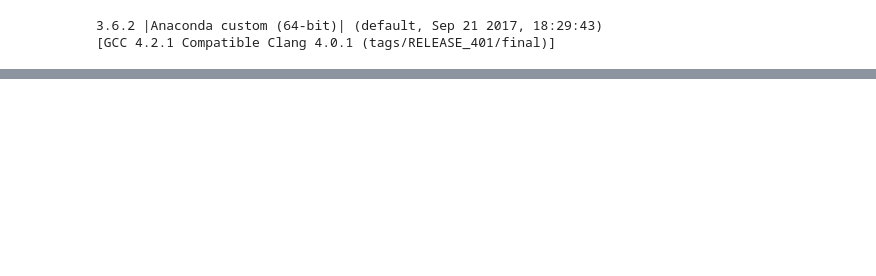
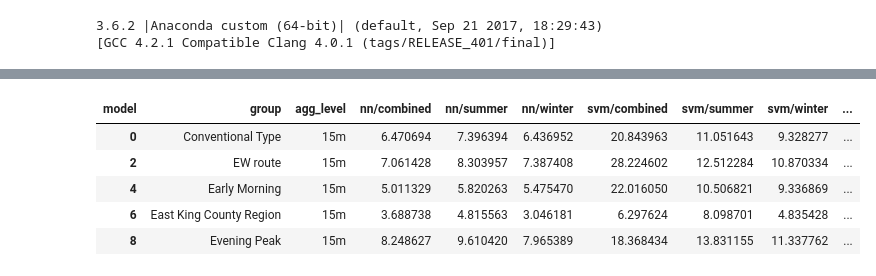
Before and after one commit to jacobw125/uw-msds-trac-capstone, a Jupyter notebook: evaluation/compare_perf.ipynb, the cells around one changed output, grey strips where cells are left out. Saved outputs shown, nothing was run; the diff lists cells and outputs as text; code cells hidden in the pictures; blank space fills up the shorter version.

```diff
--- a/evaluation/compare_perf.ipynb
+++ b/evaluation/compare_perf.ipynb
@@ -97,0 +12,17 @@ plt.show()
+# %%
+all_perf = pd.read_csv("batch_compare.tsv", sep='\t')
+all_perf['agg_level'] = all_perf['batch'].apply(lambda x: '15m' if '15m' in x else '30m')
+all_perf['model'] = all_perf['batch'].apply(lambda x: x.split('_')[0] + '/'+ x.split('_')[2])
+ns = all_perf.groupby(['agg_level', 'batch', 'group'])['n'].max().reset_index()
+all_perf = all_perf.pivot_table(index=['group', 'agg_level'], columns='model', values='mae')
+all_perf = all_perf.reset_index().sort_values(['agg_level', 'group'])
+#all_perf = all_perf.set_index('group')
+
+all_perf.head()
+# %% [output]
+| model | group | agg_level | nn/combined | nn/summer | nn/winter | svm/combined | svm/summer | svm/winter | ... |
+| 0 | Conventional Type | 15m | 6.470694 | 7.396394 | 6.436952 | 20.843963 | 11.051643 | 9.328277 | ... |
+| 2 | EW route | 15m | 7.061428 | 8.303957 | 7.387408 | 28.224602 | 12.512284 | 10.870334 | ... |
+| 4 | Early Morning | 15m | 5.011329 | 5.820263 | 5.475470 | 22.016050 | 10.506821 | 9.336869 | ... |
+| 6 | East King County Region | 15m | 3.688738 | 4.815563 | 3.046181 | 6.297624 | 8.098701 | 4.835428 | ... |
+| 8 | Evening Peak | 15m | 8.248627 | 9.610420 | 7.965389 | 18.368434 | 13.831155 | 11.337762 | ... |
```
Also changed, not shown: parts of 10 cells of this notebook.
